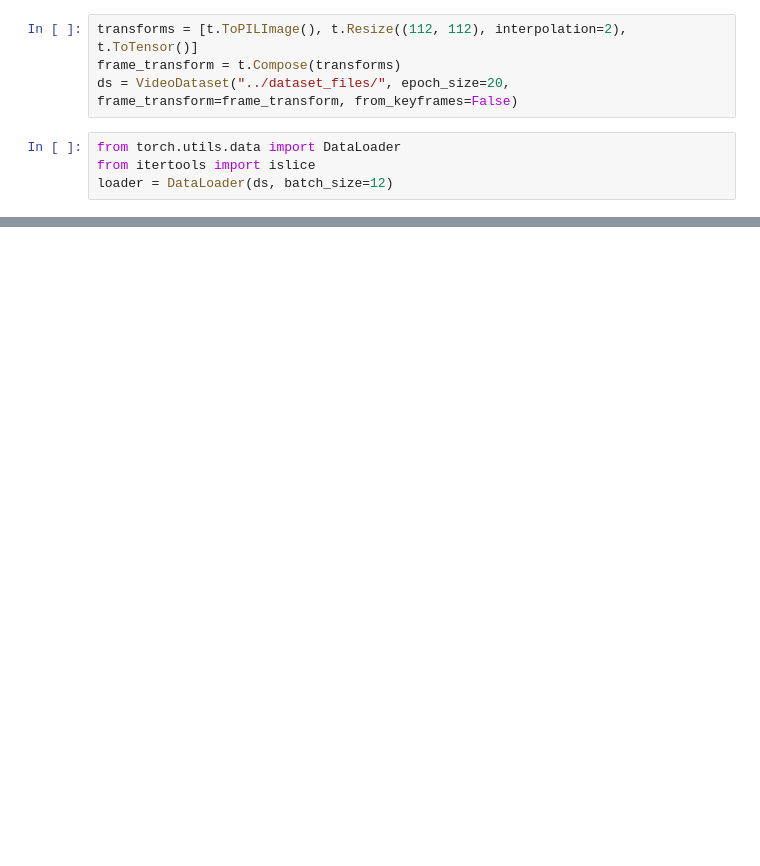
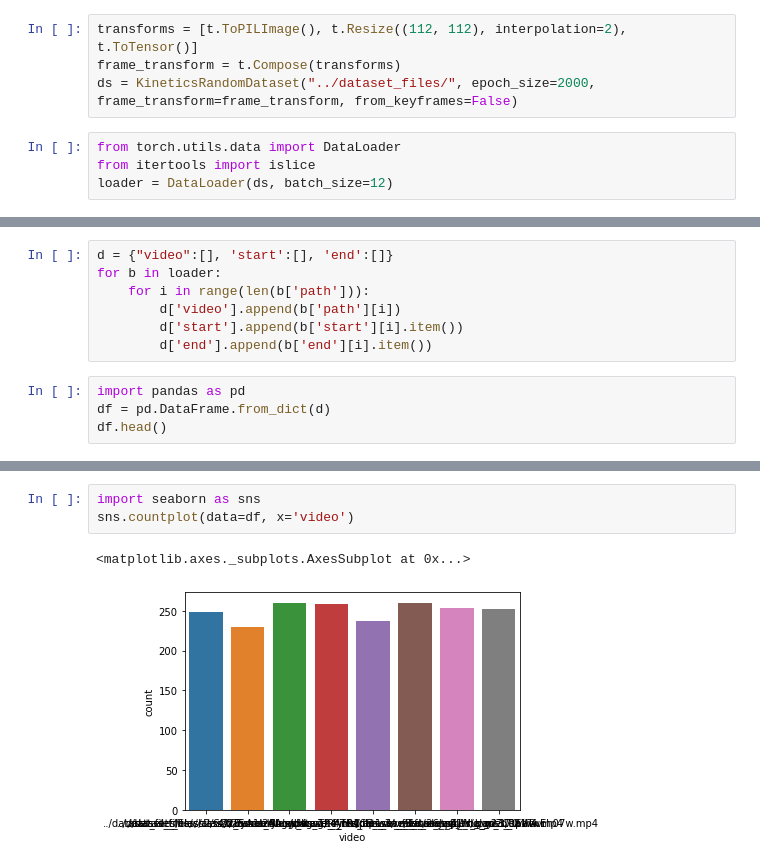
Before and after one commit to bjuncek/video_reader_benchmark, a Jupyter notebook: video_reader/video.ipynb, the cells around one changed output, grey strips where cells are left out. Saved outputs shown, nothing was run; the diff lists cells and outputs as text; blank space fills up the shorter version.

Commit message:
Kinetics dataset implementation 1

```diff
--- a/video_reader/video.ipynb
+++ b/video_reader/video.ipynb
@@ -309,7 +303,7 @@ class VideoDataset(torch.utils.data.IterableDataset):
 # %%
 transforms = [t.ToPILImage(), t.Resize((112, 112), interpolation=2), t.ToTensor()]
 frame_transform = t.Compose(transforms)
-ds = VideoDataset("../dataset_files/", epoch_size=20, frame_transform=frame_transform, from_keyframes=False)
+ds = KineticsRandomDataset("../dataset_files/", epoch_size=2000, frame_transform=frame_transform, from_keyframes=False)
 # %%
 from torch.utils.data import DataLoader
 from itertools import islice
@@ -326,0 +311,11 @@ tensor([0.5249, 4.1899, 4.2973, 0.7974, 5.5179, 3.0670, 8.3097, 1.2130],
+# %%
+d = {"video":[], 'start':[], 'end':[]}
+for b in loader:
+    for i in range(len(b['path'])):
+        d['video'].append(b['path'][i])
+        d['start'].append(b['start'][i].item())
+        d['end'].append(b['end'][i].item())
+# %%
+import pandas as pd
+df = pd.DataFrame.from_dict(d)
+df.head()
@@ -326,0 +329,6 @@ tensor([0.5249, 4.1899, 4.2973, 0.7974, 5.5179, 3.0670, 8.3097, 1.2130],
+# %%
+import seaborn as sns
+sns.countplot(data=df, x='video')
+# %% [output]
+<matplotlib.axes._subplots.AxesSubplot at 0x...>
+[figure, added]
```
Also changed, not shown: parts of 8 cells of this notebook, 1 other file.
